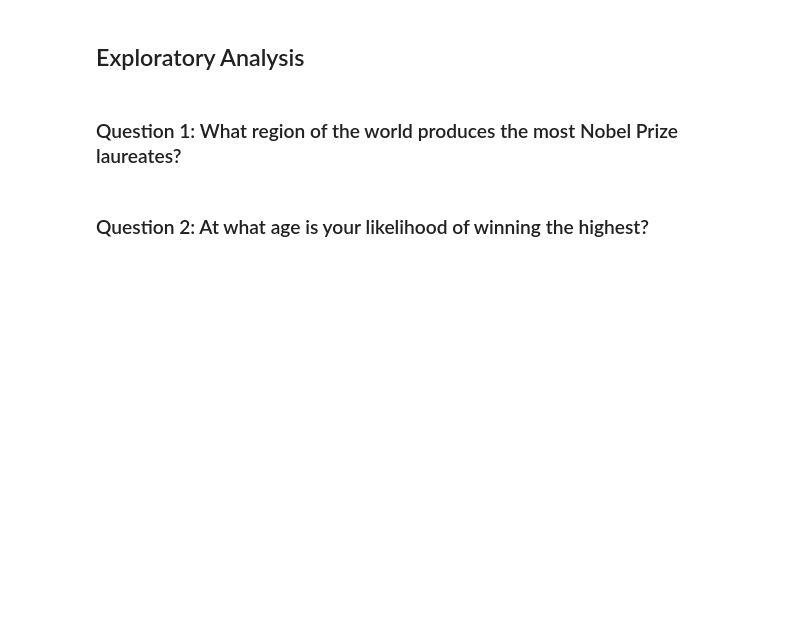
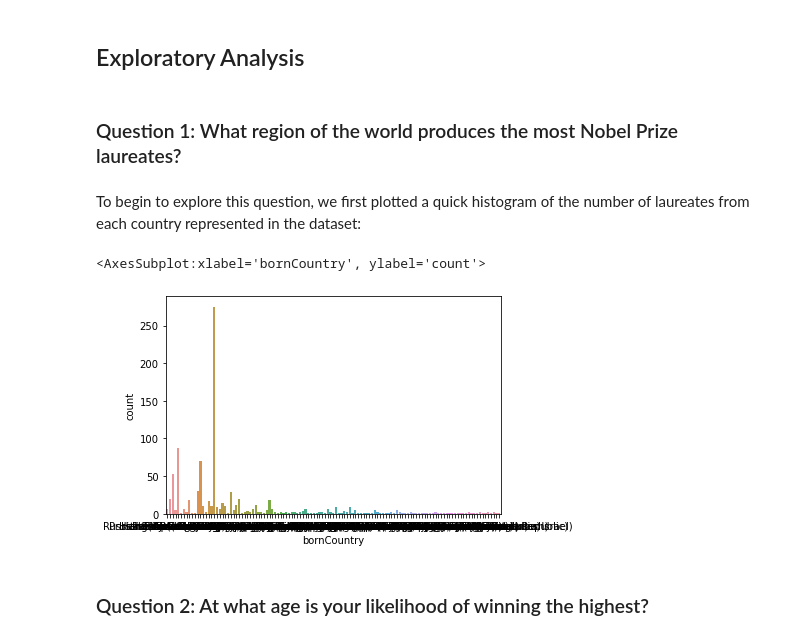
Before and after one commit to qbello22/2950-Project, a Jupyter notebook: nobel-prize.ipynb, the cells around one changed output. Drawn from its saved outputs; the diff is of its cells as text; code cells hidden in the pictures; blank space fills up the shorter version.

```diff
--- a/nobel-prize.ipynb
+++ b/nobel-prize.ipynb
@@ -151,5 +151,12 @@ dtype: object
 ## Exploratory Analysis
 # %% [markdown]
 ### Question 1: What region of the world produces the most Nobel Prize laureates?
+# %% [markdown]
+To begin to explore this question, we first plotted a quick histogram of the number of laureates from each country represented in the dataset:
+# %%
+seaborn.countplot(x = 'bornCountry', data=nobel_data)
+# %% [output]
+<AxesSubplot:xlabel='bornCountry', ylabel='count'>
+[figure, added]
 # %% [markdown]
 ### Question 2: At what age is your likelihood of winning the highest?
```
Also changed, not shown: parts of 7 cells of this notebook.
